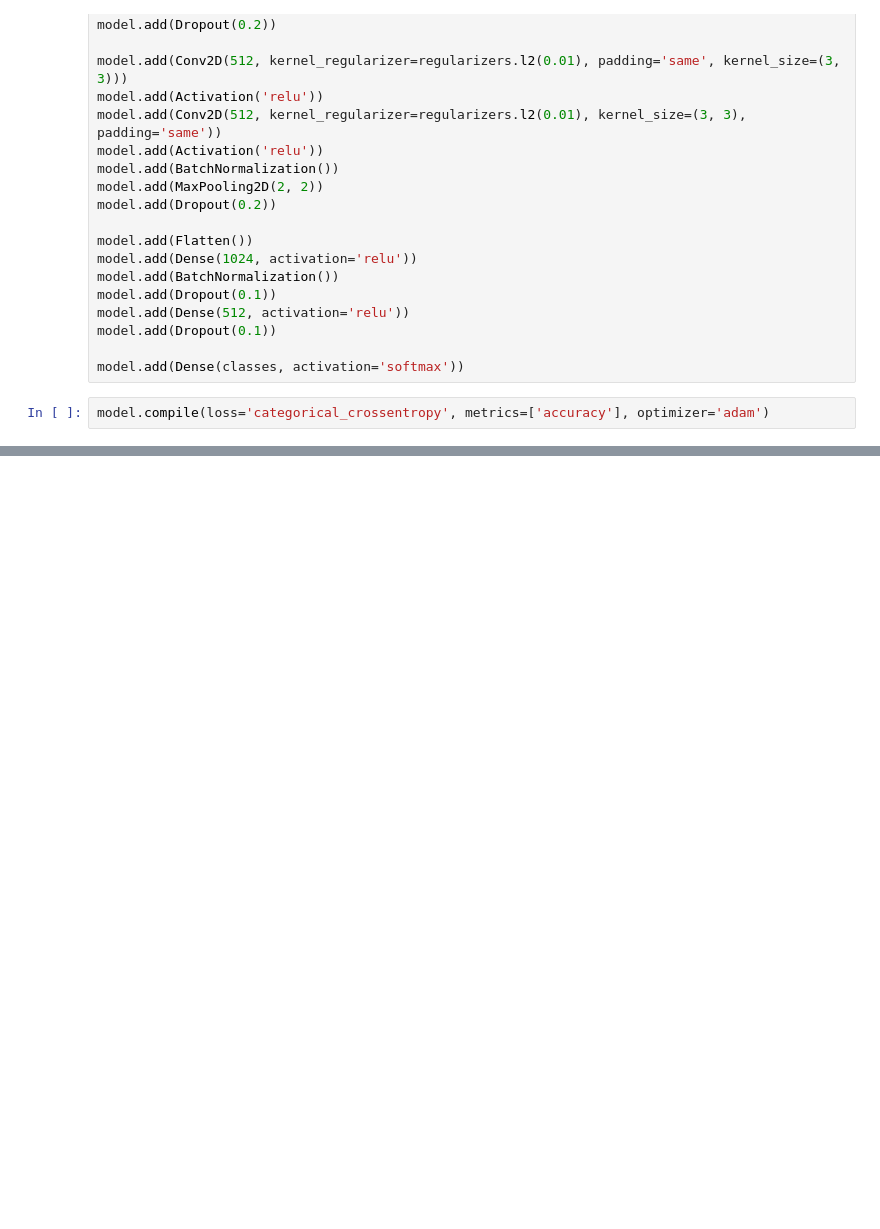
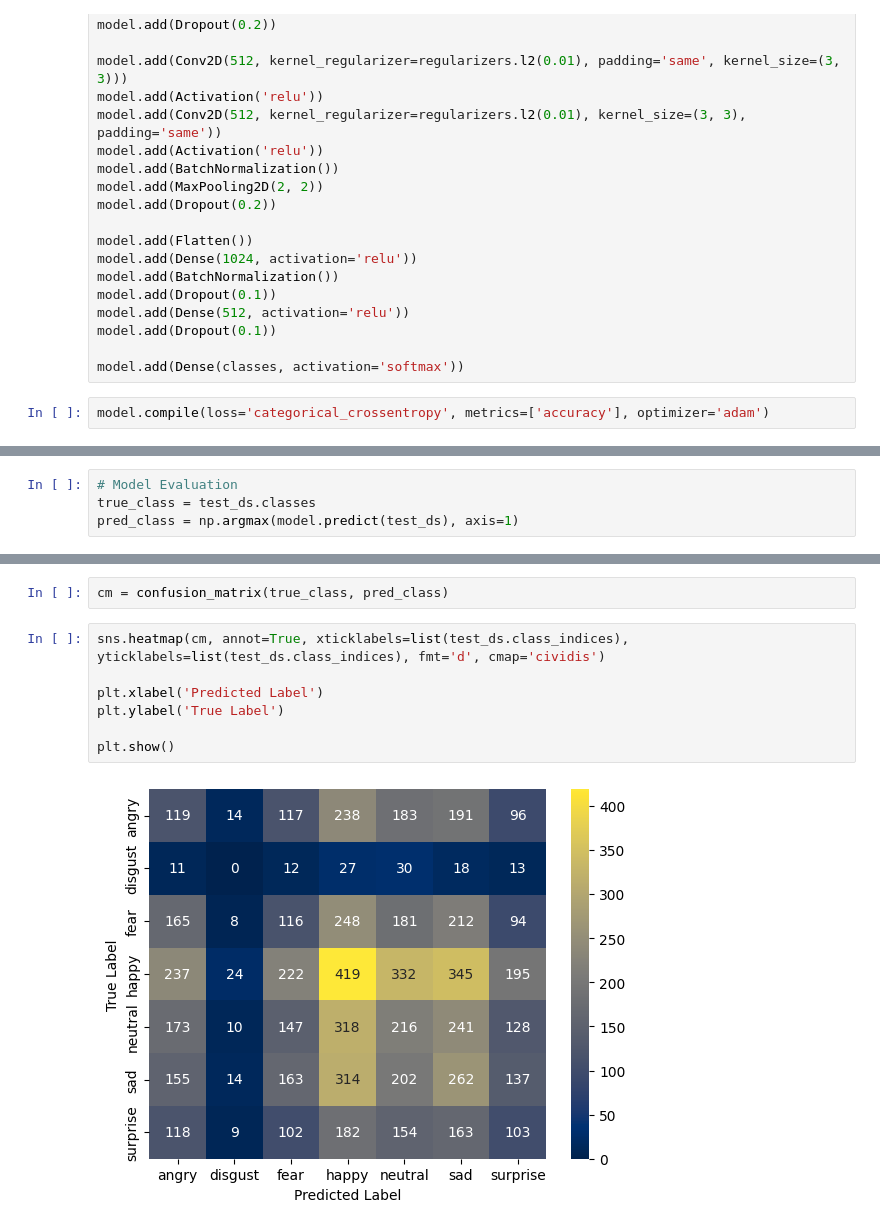
Before and after one commit to ayansuvra/Human-Face-Emotion-Detection, a Jupyter notebook: HumanFaceEmotionDetection.ipynb, the cells around one changed output, grey strips where cells are left out. Saved outputs shown, nothing was run; the diff lists cells and outputs as text; blank space fills up the shorter version.

```diff
--- a/HumanFaceEmotionDetection.ipynb
+++ b/HumanFaceEmotionDetection.ipynb
@@ -310,0 +378,4 @@ early_stopping = EarlyStopping(
+# %%
+# Model Evaluation
+true_class = test_ds.classes
+pred_class = np.argmax(model.predict(test_ds), axis=1)
@@ -310,0 +384,11 @@ early_stopping = EarlyStopping(
+# %%
+cm = confusion_matrix(true_class, pred_class)
+# %%
+sns.heatmap(cm, annot=True, xticklabels=list(test_ds.class_indices), yticklabels=list(test_ds.class_indices), fmt='d', cmap='cividis')
+
+plt.xlabel('Predicted Label')
+plt.ylabel('True Label')
+
+plt.show()
+# %% [output]
+[figure, added]
```
Also changed, not shown: parts of 12 cells of this notebook.
